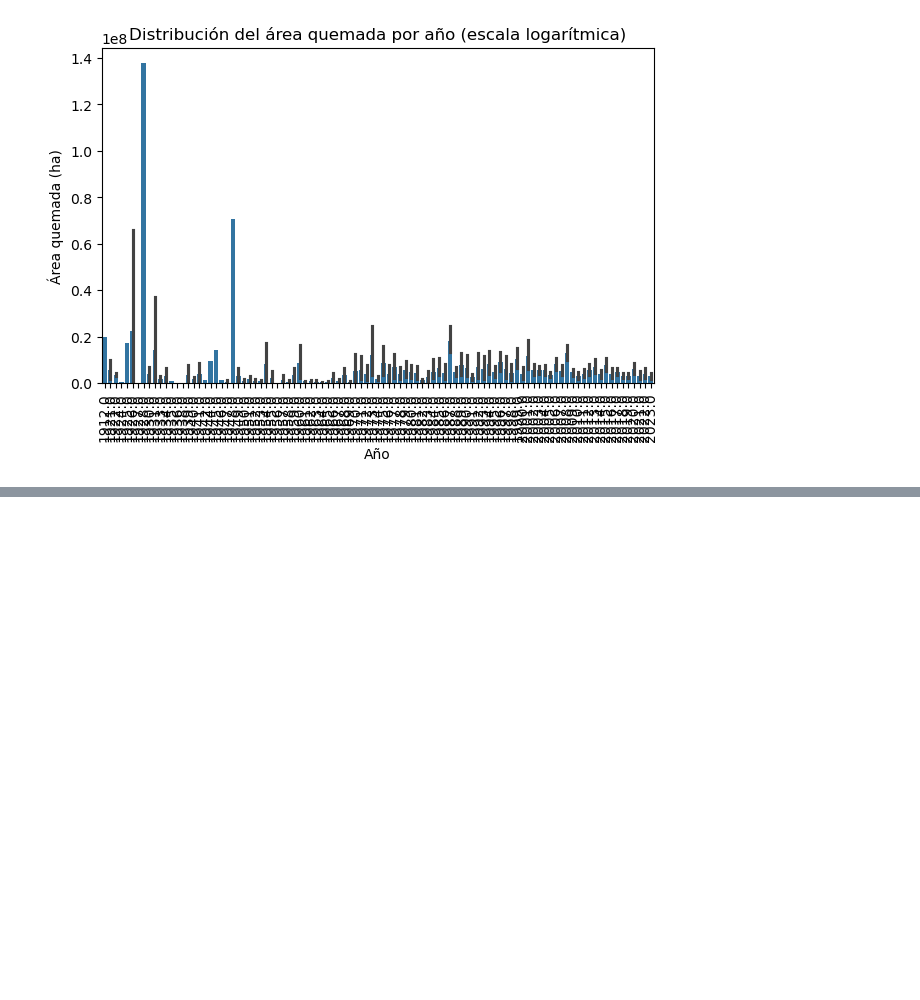
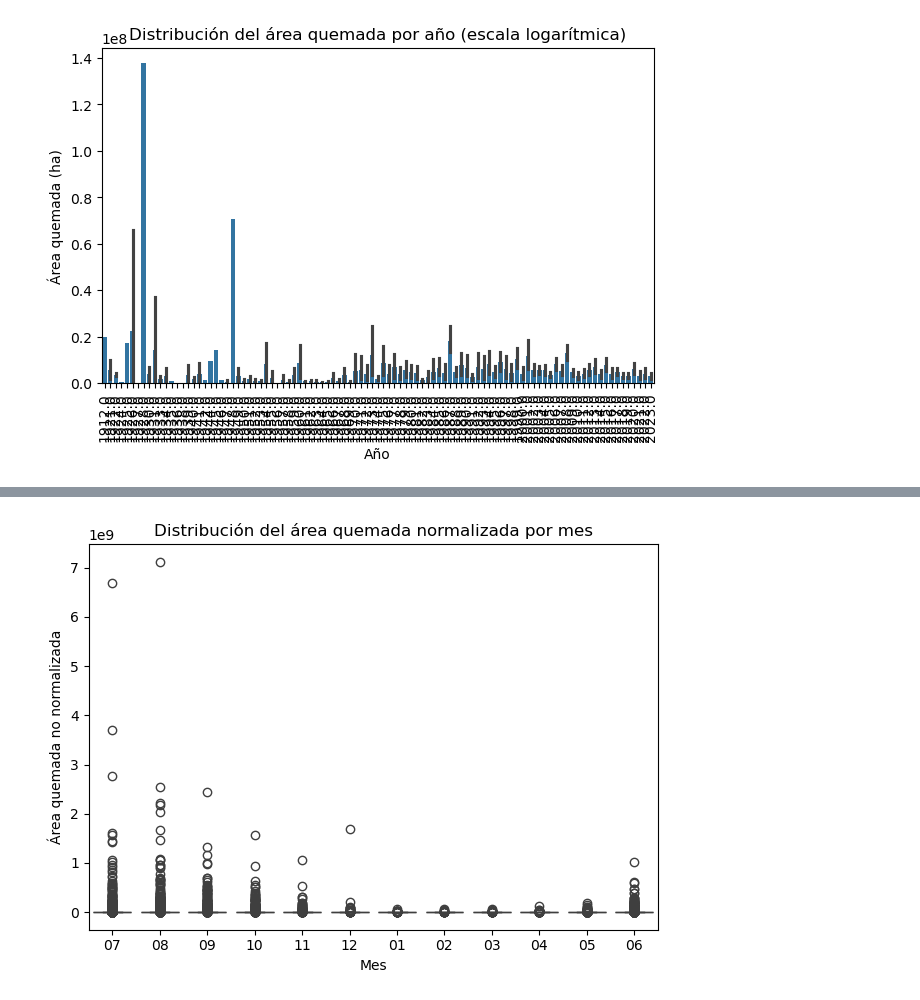
Before and after one commit to Kiki1108/incendios, a Jupyter notebook: analisis_california.ipynb, the cells around one changed output, grey strips where cells are left out. Drawn from its saved outputs; the diff is of its cells as text; code cells hidden in the pictures; blank space fills up the shorter version.

```diff
--- a/analisis_california.ipynb
+++ b/analisis_california.ipynb
@@ -282,0 +326,13 @@ plt.show()
+# %%
+# Crear el boxplot
+orden_meses = ['07', '08', '09', '10', '11', '12', '01', '02', '03', '04', '05', '06']
+sns.boxplot(data=incendios, x="mes_incendio", y="Shape__Area", order=orden_meses)
+
+# Configurar el gráfico
+plt.title("Distribución del área quemada normalizada por mes")
+plt.xlabel("Mes")
+plt.ylabel("Área quemada no normalizada")
+plt.tight_layout()
+plt.show()
+# %% [output]
+[figure, added]
```
Also changed, not shown: parts of 4 cells of this notebook.
